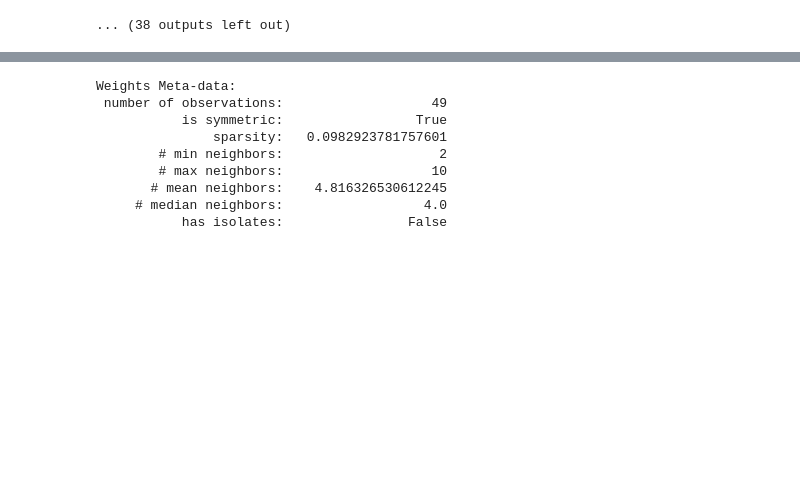
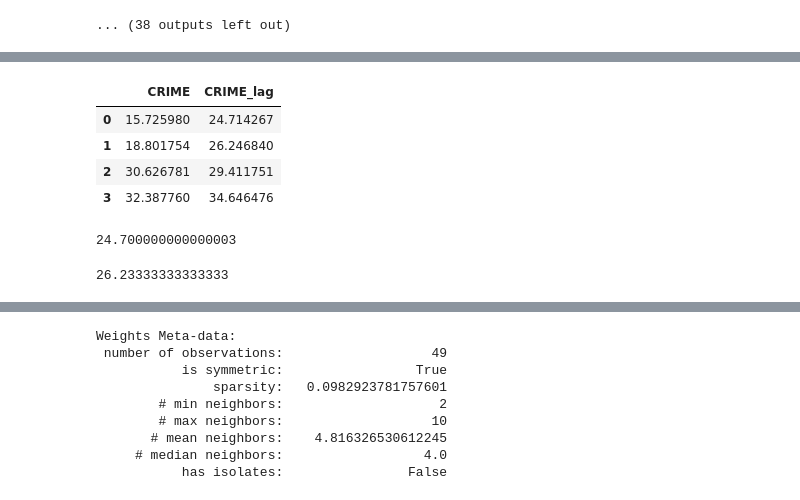
Before and after one commit to theaok/gisPy, a Jupyter notebook: geoda.ipynb, the cells around one changed output, grey strips where cells are left out. Saved outputs shown, nothing was run; the diff lists cells and outputs as text; code cells hidden in the pictures; blank space fills up the shorter version.

```diff
--- a/geoda.ipynb
+++ b/geoda.ipynb
@@ -142,0 +225,12 @@ col.head(2)
+# %%
+col[['CRIME','CRIME_lag']][0:4]
+(18.8+30.6)/2
+(15.7+30.6+32.4)/3
+# %% [output]
+|  | CRIME | CRIME_lag |
+| 0 | 15.725980 | 24.714267 |
+| 1 | 18.801754 | 26.246840 |
+| 2 | 30.626781 | 29.411751 |
+| 3 | 32.387760 | 34.646476 |
+24.700000000000003
+26.23333333333333
```
Also changed, not shown: parts of 27 cells of this notebook.
